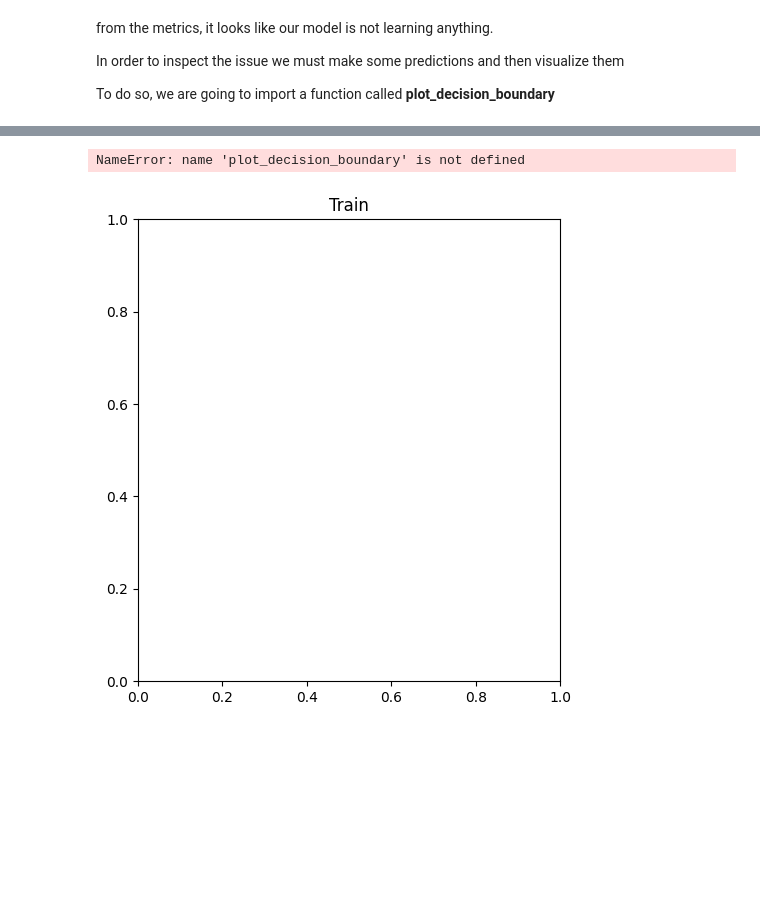
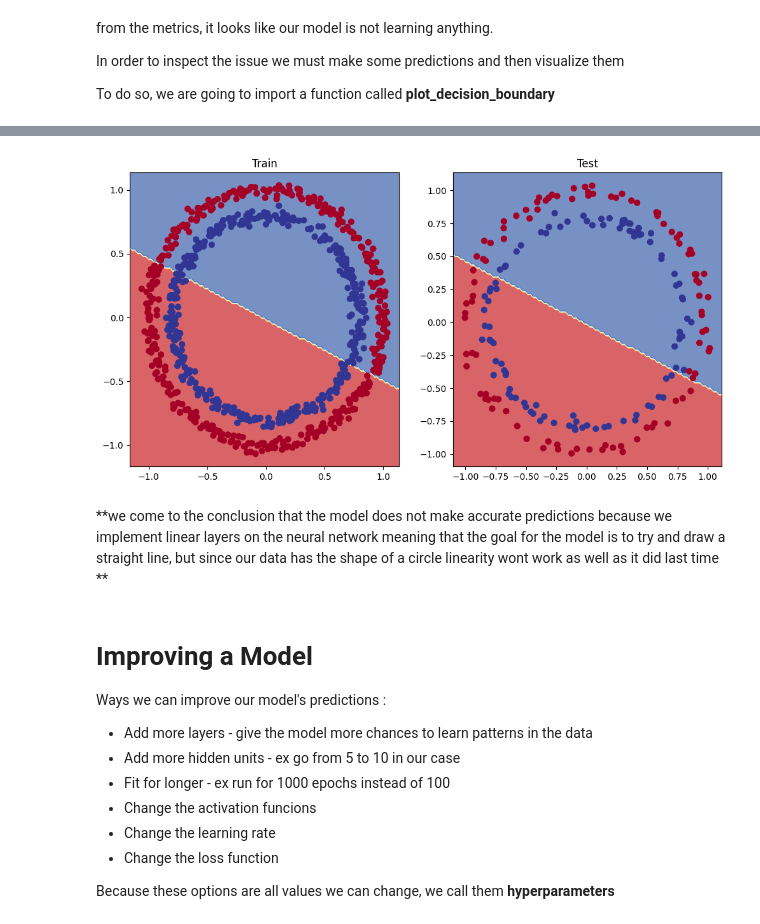
Before and after one commit to AntonisGantzos/Pytorch-Fundamentals, a Jupyter notebook: Deep_Learning_Pytorch_NN_Classification.ipynb, the cells around one changed output, grey strips where cells are left out. Saved outputs shown, nothing was run; the diff lists cells and outputs as text; code cells hidden in the pictures; blank space fills up the shorter version.

```diff
--- a/Deep_Learning_Pytorch_NN_Classification.ipynb
+++ b/Deep_Learning_Pytorch_NN_Classification.ipynb
@@ -275,7 +277,7 @@ tensor([1., 0., 0., 0., 1., 0., 1., 1., 0., 0.])
 torch.manual_seed(42)
 
 #set the epochs and device agnostic code
-epochs=100
+epochs=1000
 
 X_train,y_train= X_train.to(device), y_train.to(device)
 X_test, y_test= X_test.to(device), y_test.to(device)
@@ -371,9 +379,24 @@ helper_functions.py
 # %%
 #plot the decision boundary of the model
 plt.figure(figsize=(12,6))
 plt.subplot(1,2,1)
 plt.title("Train")
 plot_decision_boundary(model_0, X_train, y_train)
+plt.subplot(1,2,2)
+plt.title("Test")
+plot_decision_boundary(model_0, X_test, y_test)
 # %% [output]
-NameError: name 'plot_decision_boundary' is not defined
-[figure, old version]
+[figure, new version]
+# %% [markdown]
+ **we come to the conclusion that the model does not make accurate predictions because we implement linear layers on the neural network meaning that the goal for the model is to try and draw a straight line, but since our data has the shape of a circle linearity wont work as well as it did last time **
+# %% [markdown]
+# Improving a Model
+Ways we can improve our model's predictions :
+* Add more layers - give the model more chances to learn patterns in the data
+* Add more hidden units - ex go from 5 to 10 in our case
+* Fit for longer - ex run for 1000 epochs instead of 100
+* Change the activation funcions
+* Change the learning rate
+* Change the loss function
+
+Because these options are all values we can change, we call them **hyperparameters**
```
Also changed, not shown: parts of 41 cells of this notebook.
